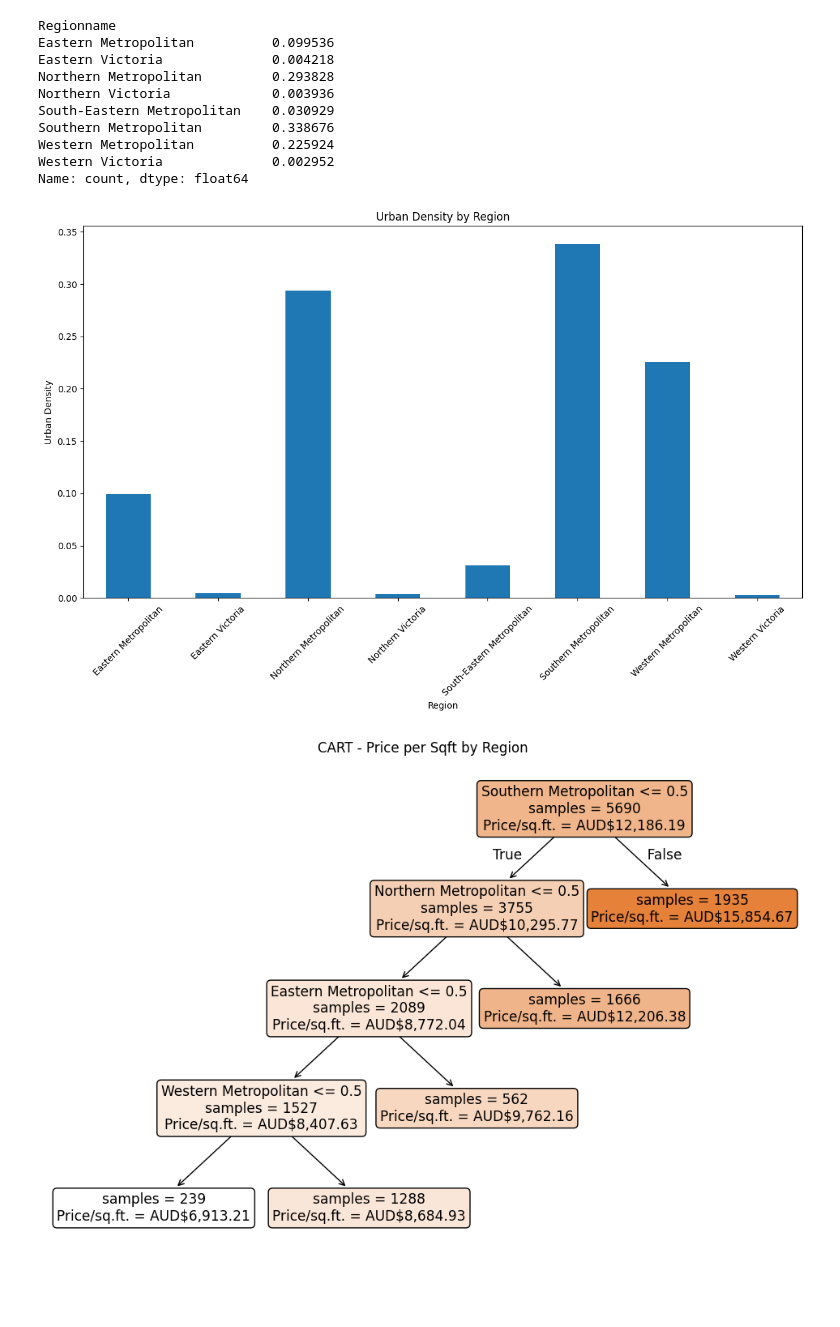
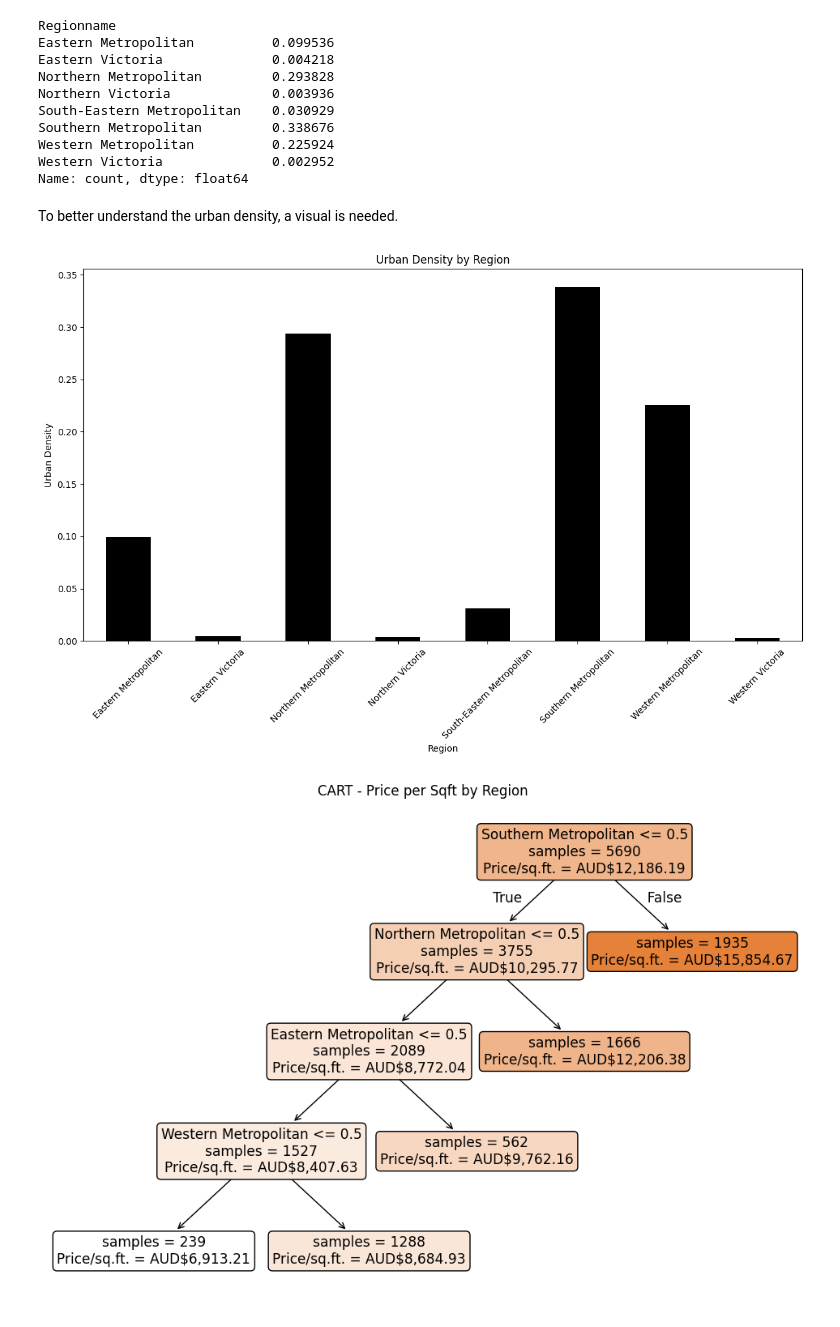
Before and after one commit to VinceGarcia11/Melbourne_Housing, a Jupyter notebook: Data_Mining.ipynb, the cells around one changed output. Saved outputs shown, nothing was run; the diff lists cells and outputs as text; code cells hidden in the pictures; blank space fills up the shorter version.

```diff
--- a/Data_Mining.ipynb
+++ b/Data_Mining.ipynb
@@ -135,16 +135,18 @@ Southern Metropolitan         0.338676
 Western Metropolitan          0.225924
 Western Victoria              0.002952
 Name: count, dtype: float64
+# %% [markdown]
+To better understand the urban density, a visual is needed.
 # %%
-urban_density.plot(kind='bar', stacked=True, figsize=(12, 8))
+urban_density.plot(kind='bar', stacked=True, figsize=(12, 8), colormap='gist_earth')
 plt.title("Urban Density by Region")
 plt.xlabel("Region")
 plt.ylabel("Urban Density")
 plt.xticks(rotation=45)
 plt.tight_layout()
 plt.show()
 # %% [output]
-[figure, old version]
+[figure, new version]
 # %%
 # CART
 X = pd.get_dummies(house['Regionname'])
```
Also changed, not shown: parts of 2 cells of this notebook.
